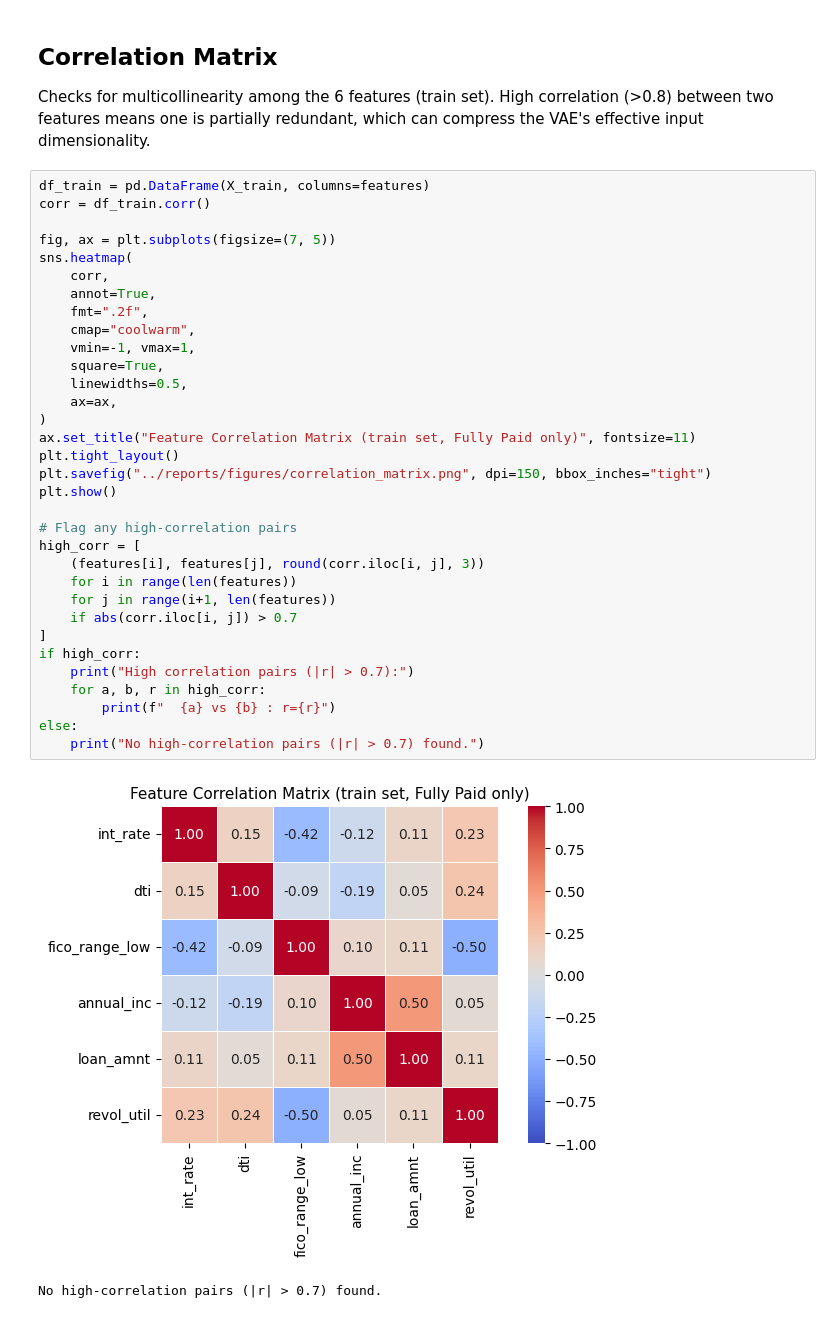
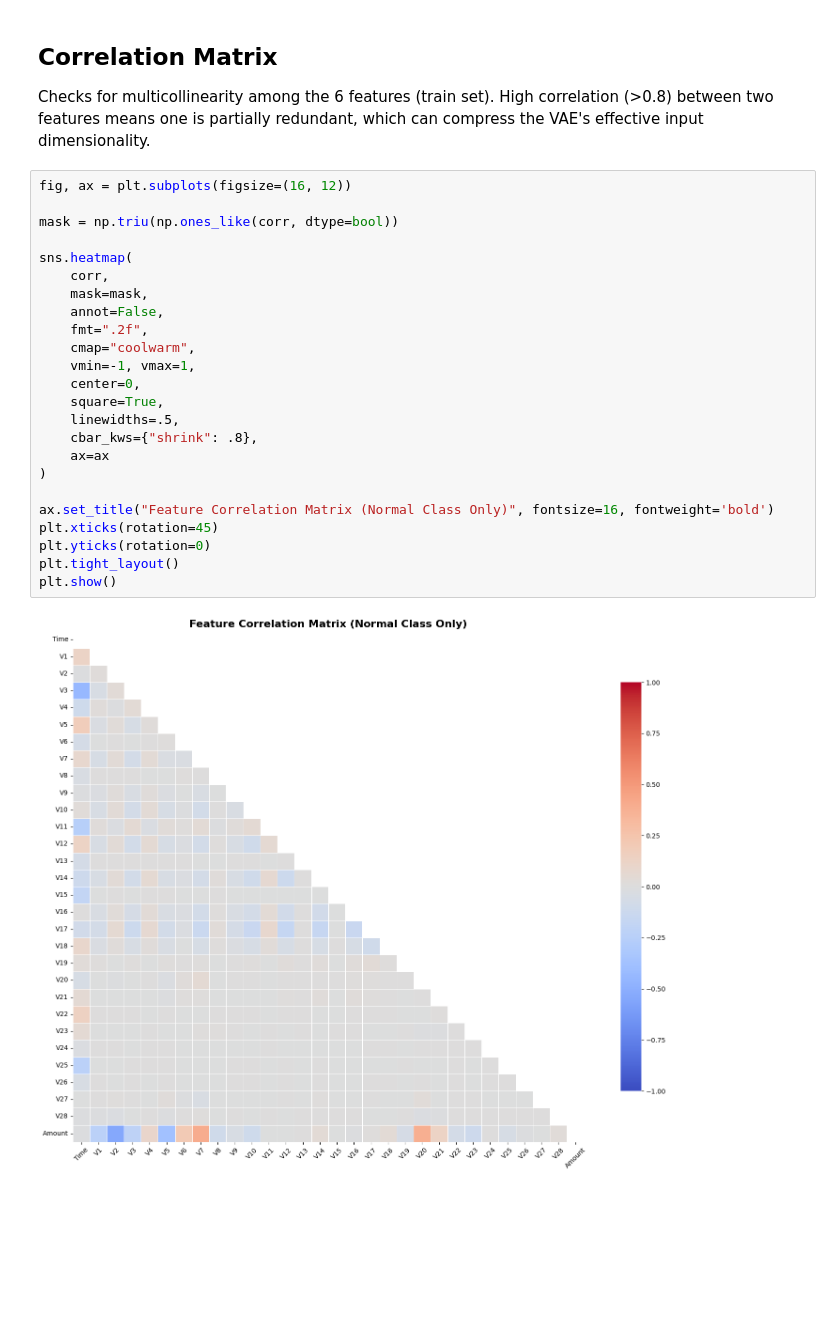
Before and after one commit to Nanokwok/Deep-Loan-Default-VAE, a Jupyter notebook: notebooks/02_post_prep_eda.ipynb, the cells around one changed output. Drawn from its saved outputs; the diff is of its cells as text; blank space fills up the shorter version.

```diff
--- a/notebooks/02_post_prep_eda.ipynb
+++ b/notebooks/02_post_prep_eda.ipynb
@@ -210,39 +256,29 @@ Saved: reports/figures/feature_distributions.png
 Checks for multicollinearity among the 6 features (train set).
 High correlation (>0.8) between two features means one is partially redundant,
 which can compress the VAE's effective input dimensionality.
-# %%
-df_train = pd.DataFrame(X_train, columns=features)
-corr = df_train.corr()
-
-fig, ax = plt.subplots(figsize=(7, 5))
-sns.heatmap(
-    corr,
-    annot=True,
-    fmt=".2f",
-    cmap="coolwarm",
-    vmin=-1, vmax=1,
-    square=True,
-    linewidths=0.5,
-    ax=ax,
-)
-ax.set_title("Feature Correlation Matrix (train set, Fully Paid only)", fontsize=11)
-plt.tight_layout()
-plt.savefig("../reports/figures/correlation_matrix.png", dpi=150, bbox_inches="tight")
-plt.show()
-
-# Flag any high-correlation pairs
-high_corr = [
-    (features[i], features[j], round(corr.iloc[i, j], 3))
-    for i in range(len(features))
-    for j in range(i+1, len(features))
-    if abs(corr.iloc[i, j]) > 0.7
-]
-if high_corr:
-    print("High correlation pairs (|r| > 0.7):")
-    for a, b, r in high_corr:
-        print(f"  {a} vs {b} : r={r}")
-else:
-    print("No high-correlation pairs (|r| > 0.7) found.")
-# %% [output]
-[figure, removed]
-No high-correlation pairs (|r| > 0.7) found.
+# %%
+fig, ax = plt.subplots(figsize=(16, 12))
+
+mask = np.triu(np.ones_like(corr, dtype=bool))
+
+sns.heatmap(
+    corr,
+    mask=mask,
+    annot=False,
+    fmt=".2f",
+    cmap="coolwarm",
+    vmin=-1, vmax=1,
+    center=0,
+    square=True,
+    linewidths=.5,
+    cbar_kws={"shrink": .8},
+    ax=ax
+)
+
+ax.set_title("Feature Correlation Matrix (Normal Class Only)", fontsize=16, fontweight='bold')
+plt.xticks(rotation=45)
+plt.yticks(rotation=0)
+plt.tight_layout()
+plt.show()
+# %% [output]
+[figure, added]
```
Also changed, not shown: parts of 7 cells of this notebook, 13 other files.
